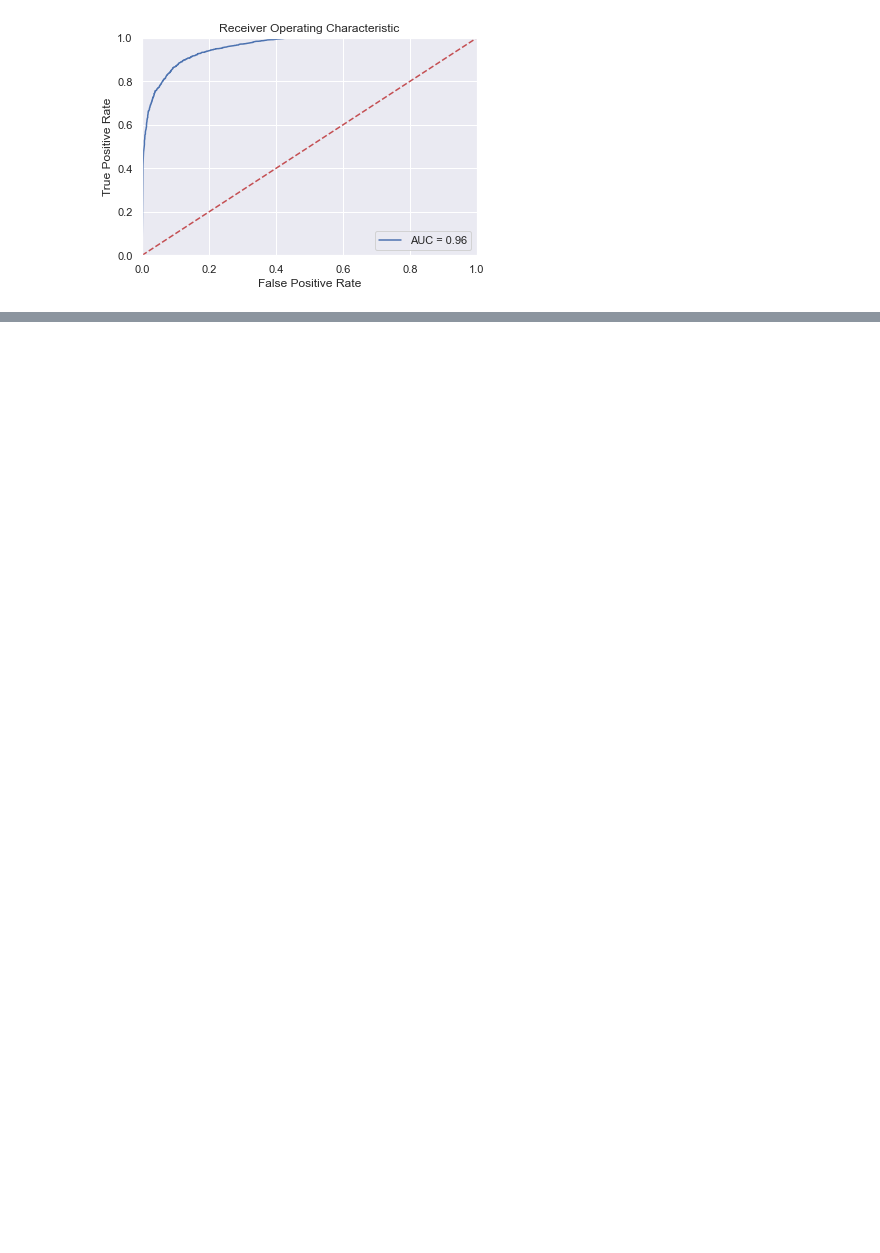
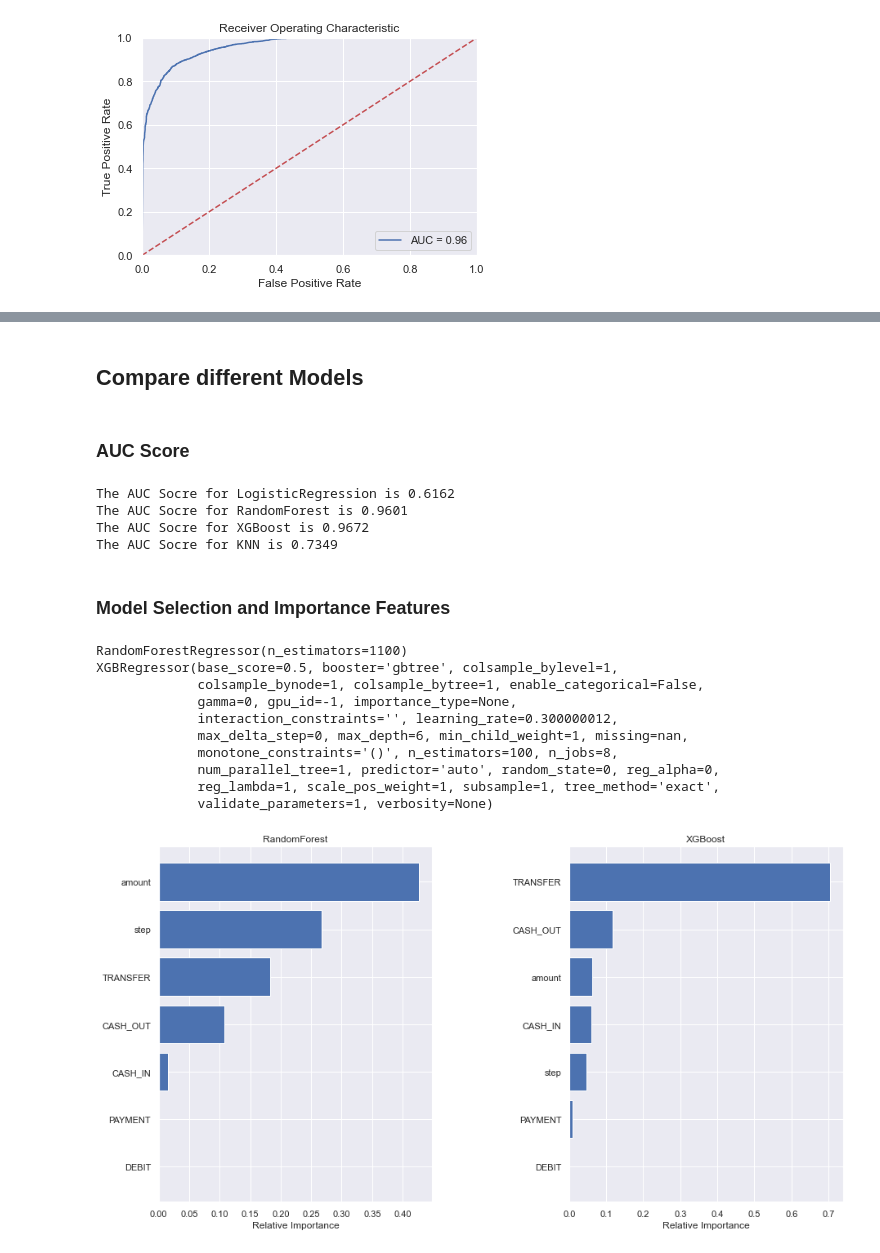
Before and after one commit to nahsradus/SpringBoard, a Jupyter notebook: FinalCapstoneProject/Notebooks/03_Modeling.ipynb, the cells around one changed output, grey strips where cells are left out. Cells and saved outputs as stored; diff of their text form; code cells hidden in the pictures; blank space fills up the shorter version.

```diff
--- a/FinalCapstoneProject/Notebooks/03_Modeling.ipynb
+++ b/FinalCapstoneProject/Notebooks/03_Modeling.ipynb
@@ -161,0 +218,4 @@ RandomForestRegressor(n_estimators=1000, random_state=42)
+# %%
+rf_grid_cv = GridSearchCV(model_name, param_grid=grid_params, cv=5, n_jobs=-1)
+# %%
+rf_grid_cv.fit(X_train, y_train)
@@ -161,0 +233,4 @@ RandomForestRegressor(n_estimators=1000, random_state=42)
+# %%
+rf2=RandomForestRegressor(max_features= 'auto', n_estimators= 1100)
+rf2.fit(X_train,y_train)
+print("score",rf2.score(X_test,y_test))
@@ -180,8 +259,9 @@ plot_auc_curve(fpr,tpr)
 # %%
 from xgboost import XGBRegressor
 # %%
-xg_reg = XGBRegressor(learning_rate = 0.1,
-                max_depth = 5, alpha = 10, n_estimators = 10)
+# xg_reg = XGBRegressor(learning_rate = 0.1,
+#                 max_depth = 5, alpha = 10, n_estimators = 10)
+xg_reg = XGBRegressor()
 # %%
 xg_reg.fit(X_train,y_train)
 # %% [output]
@@ -225,0 +358,2 @@ shap.plots.beeswarm(rf_shap_values)
+# %% [markdown]
+ ## Compare different Models
@@ -225,0 +363,29 @@ shap.plots.beeswarm(rf_shap_values)
+# %% [markdown]
+### AUC Score
+# %%
+for i, name in enumerate(model):
+    val = auc_score(model[i], y_test, X_test)
+    print('The AUC Socre for %s is %.4f' % (model_name[i],val))
+# %% [output]
+The AUC Socre for LogisticRegression is 0.6162
+The AUC Socre for RandomForest is 0.9601
+The AUC Socre for XGBoost is 0.9672
+The AUC Socre for KNN is 0.7349
+# %% [markdown]
+ ### Model Selection and Importance Features
+# %%
+imp_model = [rf2,xg_reg ]
+imp_model_name =['RandomForest', 'XGBoost']
+plot_impfeatures(imp_model, imp_model_name)
+# %% [output]
+RandomForestRegressor(n_estimators=1100)
+XGBRegressor(base_score=0.5, booster='gbtree', colsample_bylevel=1,
+             colsample_bynode=1, colsample_bytree=1, enable_categorical=False,
+             gamma=0, gpu_id=-1, importance_type=None,
+             interaction_constraints='', learning_rate=0.300000012,
+             max_delta_step=0, max_depth=6, min_child_weight=1, missing=nan,
+             monotone_constraints='()', n_estimators=100, n_jobs=8,
+             num_parallel_tree=1, predictor='auto', random_state=0, reg_alpha=0,
+             reg_lambda=1, scale_pos_weight=1, subsample=1, tree_method='exact',
+             validate_parameters=1, verbosity=None)
+[figure, added]
```
Also changed, not shown: parts of 74 cells of this notebook.
